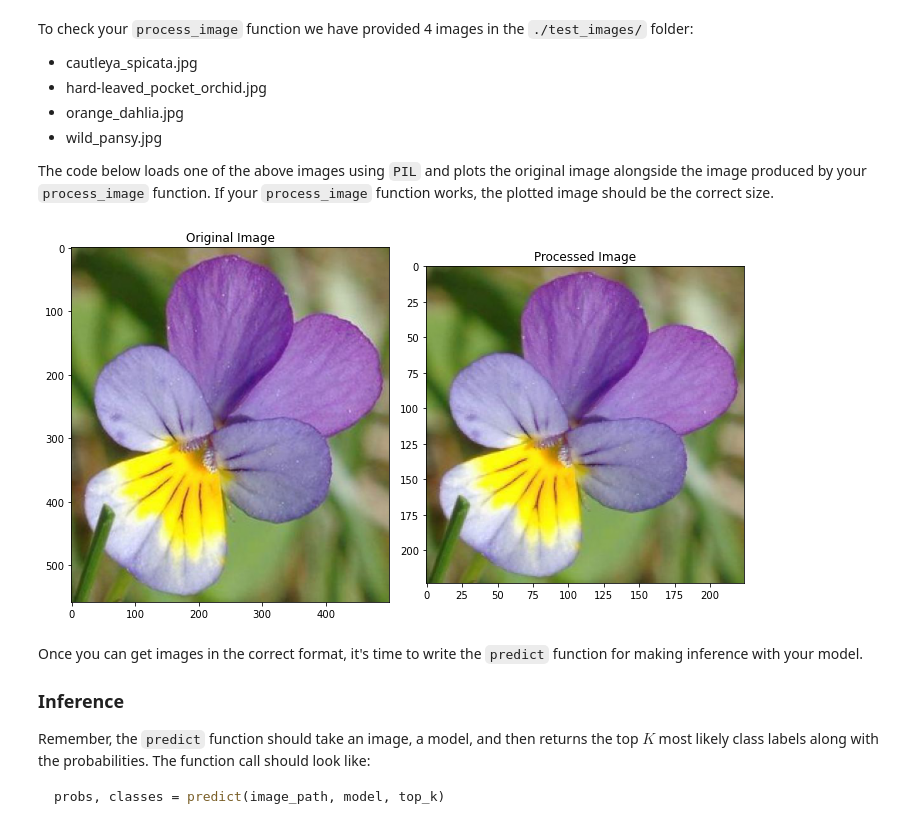
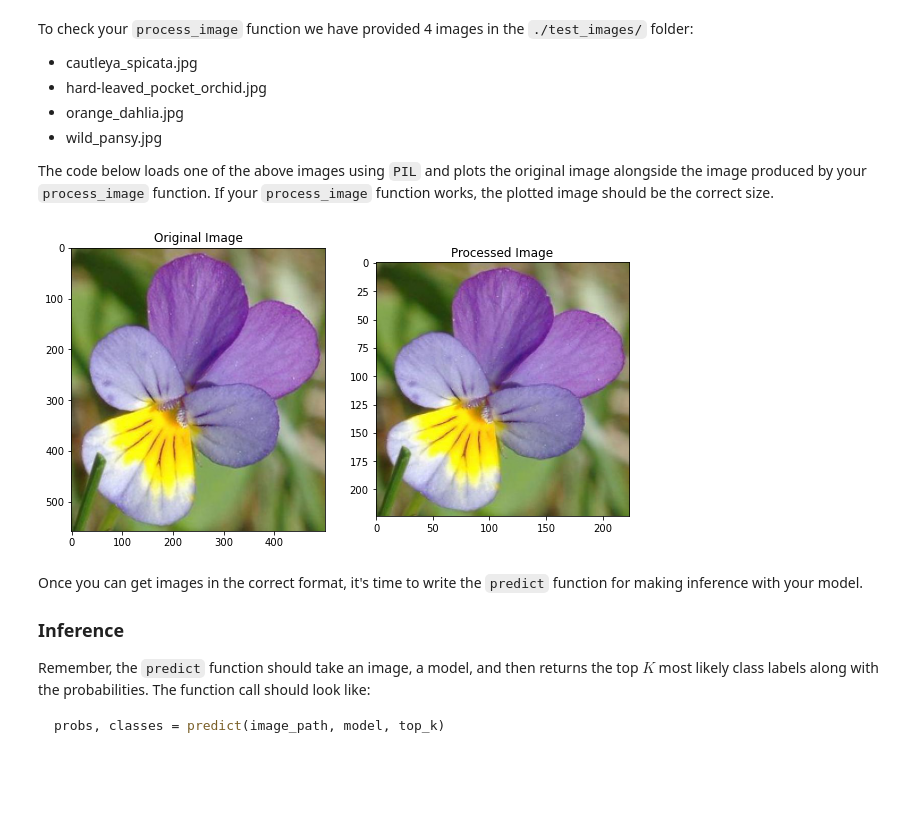
Before and after one commit to Iam-Mak/Udacity-Intro-to-Machine-Learning, a Jupyter notebook: 2. Project - Image Classifier/Image Classifier Project.ipynb, the cells around one changed output. Drawn from its saved outputs; the diff is of its cells as text; code cells hidden in the pictures; blank space fills up the shorter version.

```diff
--- a/2. Project - Image Classifier/Image Classifier Project.ipynb
+++ b/2. Project - Image Classifier/Image Classifier Project.ipynb
@@ -378,21 +337,24 @@ The code below loads one of the above images using `PIL` and plots the original
 # %%
 from PIL import Image
 
 image_path = './test_images/wild_pansy.jpg'
 im = Image.open(image_path)
 test_image = np.asarray(im)
 
 processed_test_image = process_image(test_image)
 
 fig, (ax1, ax2) = plt.subplots(figsize=(10,10), ncols=2)
 ax1.imshow(test_image)
 ax1.set_title('Original Image')
+
 ax2.imshow(processed_test_image)
 ax2.set_title('Processed Image')
-plt.tight_layout()
+
+fig.subplots_adjust(wspace=0.2)
+#plt.savefig('Processed Image.png')
 plt.show()
 # %% [output]
-[figure, old version]
+[figure, new version]
 # %% [markdown]
 Once you can get images in the correct format, it's time to write the `predict` function for making inference with your model.
 
```
Also changed, not shown: parts of 17 cells of this notebook, 9 other files.
